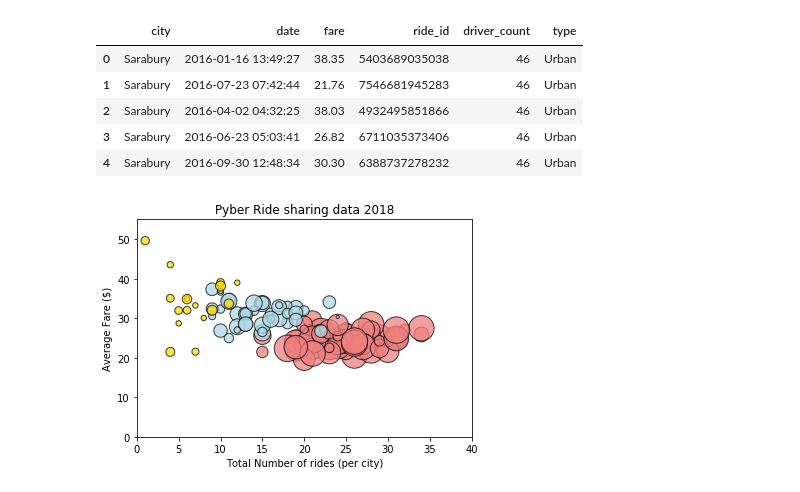
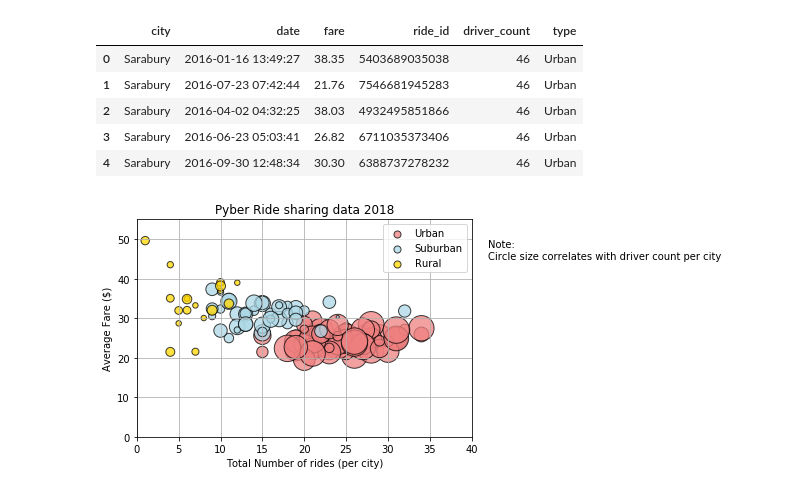
Before and after one commit to santhoshpullela/plots_magic, a Jupyter notebook: Pyber/Plot_Uber.ipynb, the cells around one changed output. Cells and saved outputs as stored; diff of their text form; code cells hidden in the pictures.

Commit message:
plots_magic

```diff
--- a/Pyber/Plot_Uber.ipynb
+++ b/Pyber/Plot_Uber.ipynb
@@ -13,8 +13,10 @@ city_data_df = pd.read_csv(file1)
 ride_data_df = pd.read_csv(file2)
 # %%
 #Merge dataframes
-city_ride_df = pd.merge(ride_data_df,city_data_df, how = 'inner',on = 'city')
+
+city_ride_df1 = pd.merge(ride_data_df,city_data_df, how = 'inner',on = 'city')
 #city_ride_df.to_csv("city_ride.csv",sep =",")
+city_ride_df = city_ride_df1.drop_duplicates(subset=["fare","ride_id"],keep="first")
 city_ride_df.head()
 # %% [output]
 |  | city | date | fare | ride_id | driver_count | type |
@@ -35,38 +37,37 @@ surban_rides = surban_df.groupby("city")["ride_id"].count()
 rural_rides = rural_df.groupby("city")["ride_id"].count()
 
 #Avg Fare per city
 urban_avg = round(urban_df.groupby("city")["fare"].mean(),2)
 surban_avg = round(surban_df.groupby("city")["fare"].mean(),2)
 rural_avg = round(rural_df.groupby("city")["fare"].mean(),2)
 
 #Total Drivers per city
 urban_df_unique = urban_df.drop_duplicates(subset=["city","driver_count"], keep='first')
 surban_df_unique = surban_df.drop_duplicates(subset=["city","driver_count"], keep='first')
 rural_df_unique = rural_df.drop_duplicates(subset=["city","driver_count"], keep='first')
 
 urban_drivers = urban_df_unique.groupby("city")["driver_count"].sum()
 surban_drivers = surban_df_unique.groupby("city")["driver_count"].sum()
 rural_drivers = rural_df_unique.groupby("city")["driver_count"].sum()
 
 urban_plot_df = pd.DataFrame({"Urban Avg": urban_avg,"Urban Rides":urban_rides,"Urban Drivers":urban_drivers})
 surban_plot_df = pd.DataFrame({"Suburban Avg": surban_avg,"Suburban Rides":surban_rides,"Suburban Drivers":surban_drivers})
 rural_plot_df = pd.DataFrame({"Rural Avg": rural_avg,"Rural Rides":rural_rides,"Rural Drivers":rural_drivers})
 
-#Bubble Chart
-
-#multi_plot = urban_plot_df.plot(kind = 'scatter' ,x = 'Urban Rides' , y = 'Urban Avg', s=urban_plot_df['Urban Drivers']*10, color = 'coral', label = 'Urban',grid=True, edgecolor = 'black')
-#surban_plot_df.plot(kind = 'scatter' ,x = 'Suburban Rides' , y = 'Suburban Avg', s=surban_plot_df['Suburban Drivers']*10 ,color = 'blue', label = 'Suburban' ,ax = multi_plot,grid = True,edgecolor = 'black')
-#rural_plot_df.plot(kind = 'scatter' ,x = 'Rural Rides' , y = 'Rural Avg', s=rural_plot_df['Rural Drivers']*10 ,color = 'yellow', label = 'Rural' ,ax = multi_plot,grid=True,edgecolor = 'black')
-
 plt.scatter(urban_rides,urban_avg,s=urban_drivers*10,color = 'lightcoral', edgecolor='black',label='Urban',alpha=0.75)
 plt.scatter(surban_rides,surban_avg,s=surban_drivers*10,color = 'lightblue', edgecolor='black',label='Suburban',alpha=0.75)
 plt.scatter(rural_rides,rural_avg,s=rural_drivers*10,color = 'gold', edgecolor='black',label='Rural',alpha=0.75)
-
 plt.title('Pyber Ride sharing data 2018')
 plt.xlabel('Total Number of rides (per city)')
 plt.ylabel('Average Fare ($)')
 plt.xlim(0, 40)
 plt.ylim(0, 55)
+lgnd = plt.legend(scatterpoints=1)
+lgnd.legendHandles[0]._sizes = [50]
+lgnd.legendHandles[1]._sizes = [50]
+lgnd.legendHandles[2]._sizes = [50]
+plt.annotate(s='Note:\nCircle size correlates with driver count per city', xy=(0,15), xytext=(42,45))
+plt.grid()
 plt.show()
 # %% [output]
-[figure, old version]
+[figure, new version]
```
Also changed, not shown: parts of 4 cells of this notebook.
